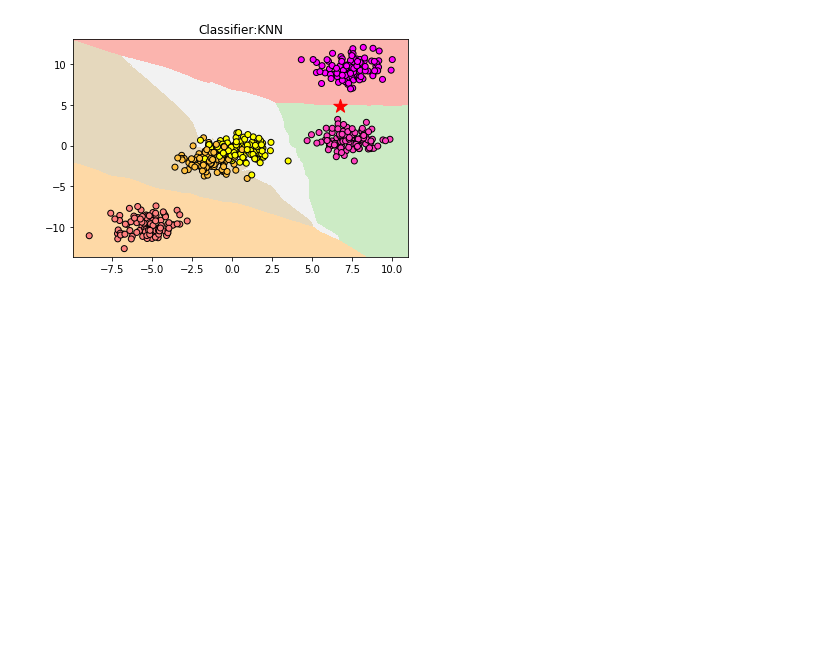
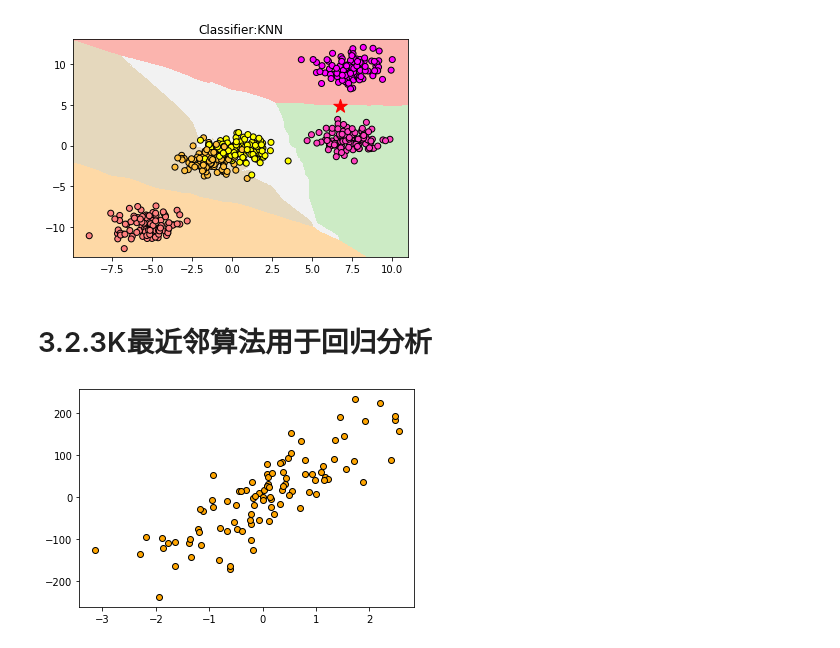
Before and after one commit to liguangpei/testOpenCV, a Jupyter notebook: testOpenCV/深入浅出Python机器学习/ch03_knn.ipynb, the cells around one changed output. Saved outputs shown, nothing was run; the diff lists cells and outputs as text; code cells hidden in the pictures; blank space fills up the shorter version.

```diff
--- a/testOpenCV/深入浅出Python机器学习/ch03_knn.ipynb
+++ b/testOpenCV/深入浅出Python机器学习/ch03_knn.ipynb
@@ -113,3 +119,16 @@ print('\n\n\n')
 模型正确率: 0.956
 ===============================================
 [figure]
+# %% [markdown]
+# 3.2.3K最近邻算法用于回归分析
+# %%
+from sklearn import datasets
+import matplotlib.pyplot as plt
+%matplotlib inline
+#导入数据集,生成特征数量为1，噪音为50的数据集
+X, y = datasets.make_regression(n_samples=100, n_features=1, n_informative=1, noise=50, random_state=8)
+#用三点图可视化数据
+plt.scatter(X, y, c='orange', edgecolors='k')
+plt.show()
+# %% [output]
+[figure, added]
```
Also changed, not shown: parts of 11 cells of this notebook, 1 other file.
